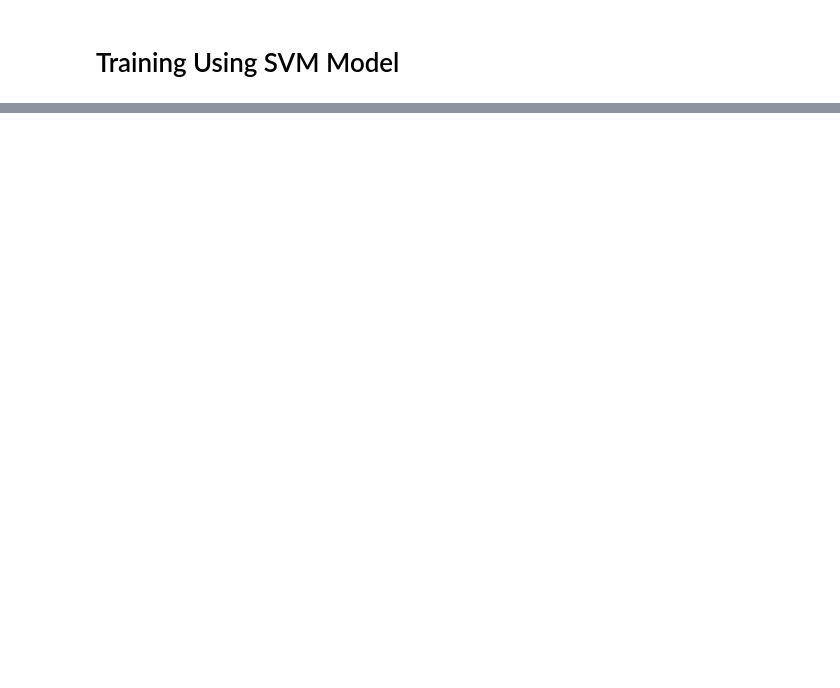
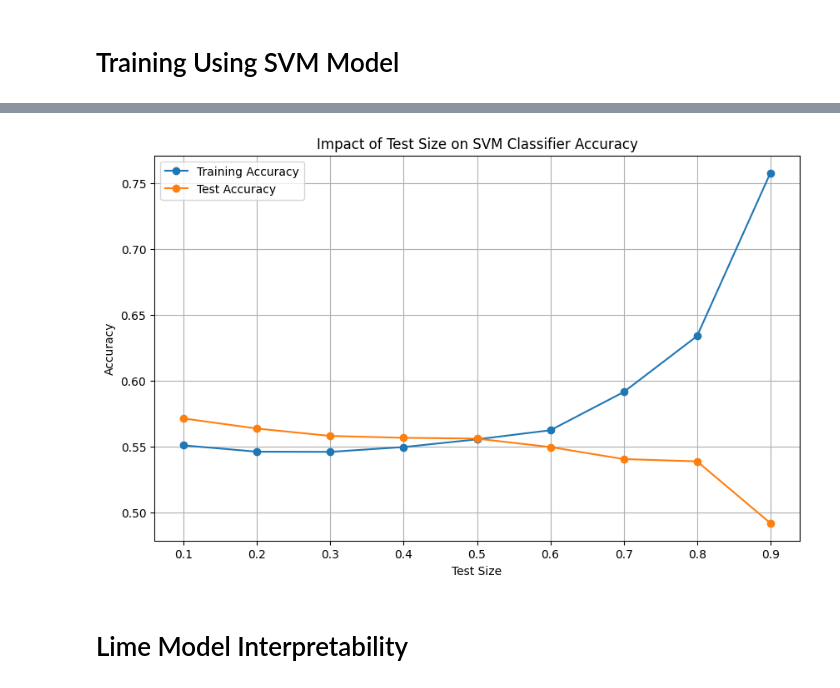
Before and after one commit to Subashcoder/Football-Match-Prediction, a Jupyter notebook: training_model.ipynb, the cells around one changed output, grey strips where cells are left out. Drawn from its saved outputs; the diff is of its cells as text; code cells hidden in the pictures; blank space fills up the shorter version.

```diff
--- a/training_model.ipynb
+++ b/training_model.ipynb
@@ -209,0 +355,67 @@ Test Accuracy: 0.49744897959183676
+# %%
+import numpy as np
+import pandas as pd
+from sklearn.model_selection import train_test_split
+from sklearn.preprocessing import StandardScaler
+from sklearn.svm import SVC
+from sklearn.metrics import accuracy_score
+
+# Assuming X_flat and y are your data
+
+# Define a range of test sizes to evaluate
+test_sizes = np.linspace(0.1, 0.9, 9)  # Vary test size from 10% to 90%
+
+# Initialize lists to store test sizes, training accuracy, and test accuracy
+test_size_values = []
+train_accuracies = []
+test_accuracies = []
+
+# Iterate over different test sizes
+for test_size in test_sizes:
+    # Split data into train and test sets using the current test size
+    X_train, X_test, y_train, y_test = train_test_split(X_flat, y, test_size=test_size, random_state=42)
+
+    # Replace NaN values with zeros in the training and test data
+    X_train[np.isnan(X_train)] = 0
+    X_test[np.isnan(X_test)] = 0
+
+    # Standardize features
+    scaler = StandardScaler()
+    X_train_scaled = scaler.fit_transform(X_train)
+    X_test_scaled = scaler.transform(X_test)
+
+    # Define and train an SVM classifier
+    svm_classifier = SVC(kernel='linear', probability=True, random_state=42)
+    svm_classifier.fit(X_train_scaled, y_train)
+
+    # Predict on the training set
+    y_train_pred = svm_classifier.predict(X_train_scaled)
+
+    # Predict on the test set
+    y_test_pred = svm_classifier.predict(X_test_scaled)
+
+    # Calculate training accuracy and test accuracy
+    train_accuracy = accuracy_score(y_train, y_train_pred)
+    test_accuracy = accuracy_score(y_test, y_test_pred)
+
+    # Append test size and accuracies to lists
+    test_size_values.append(test_size)
+    train_accuracies.append(train_accuracy)
+    test_accuracies.append(test_accuracy)
+
+# Plot the curves for different test sizes vs. training and test accuracies
+import matplotlib.pyplot as plt
+
+plt.figure(figsize=(10, 6))
+plt.plot(test_size_values, train_accuracies, label='Training Accuracy', marker='o')
+plt.plot(test_size_values, test_accuracies, label='Test Accuracy', marker='o')
+plt.title('Impact of Test Size on SVM Classifier Accuracy')
+plt.xlabel('Test Size')
+plt.ylabel('Accuracy')
+plt.legend()
+plt.grid(True)
+plt.show()
+# %% [output]
+[figure, added]
+# %% [markdown]
+# Lime Model Interpretability
```
Also changed, not shown: parts of 27 cells of this notebook, 11 other files.
